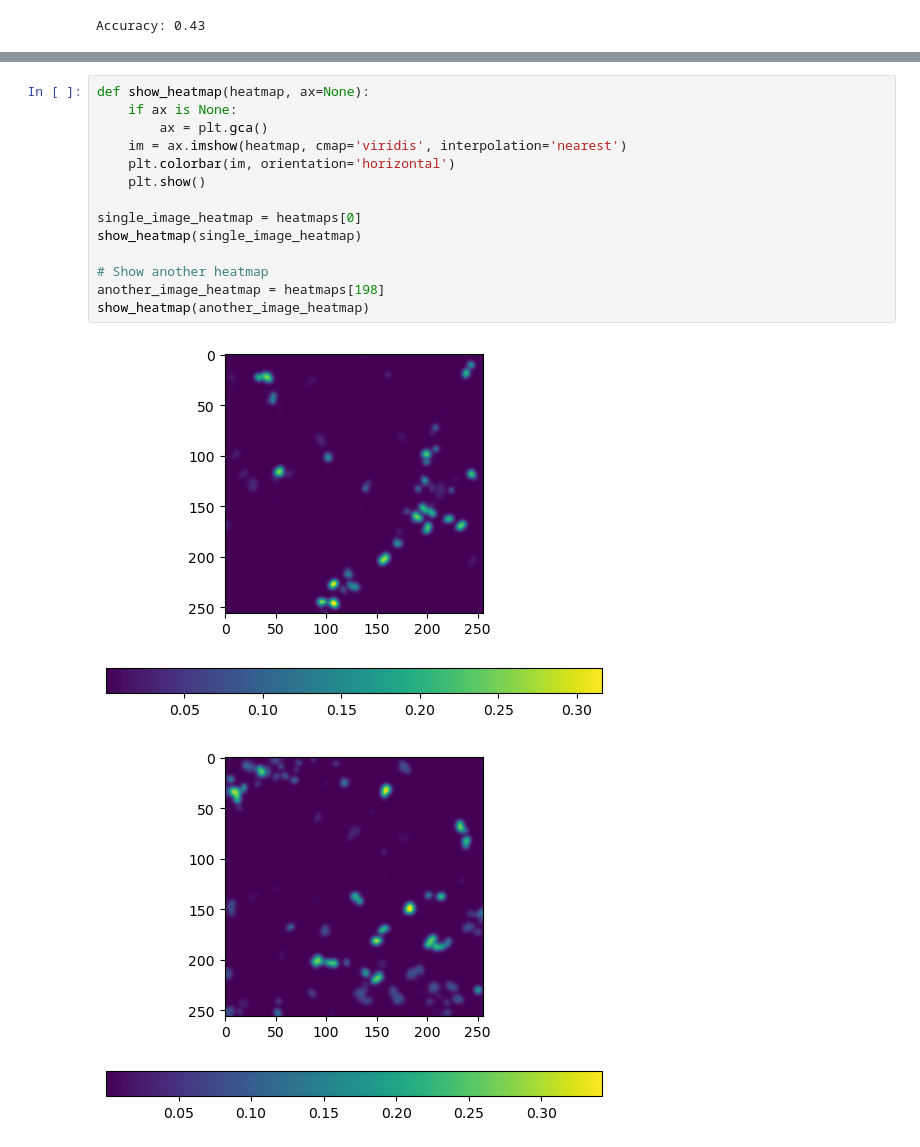
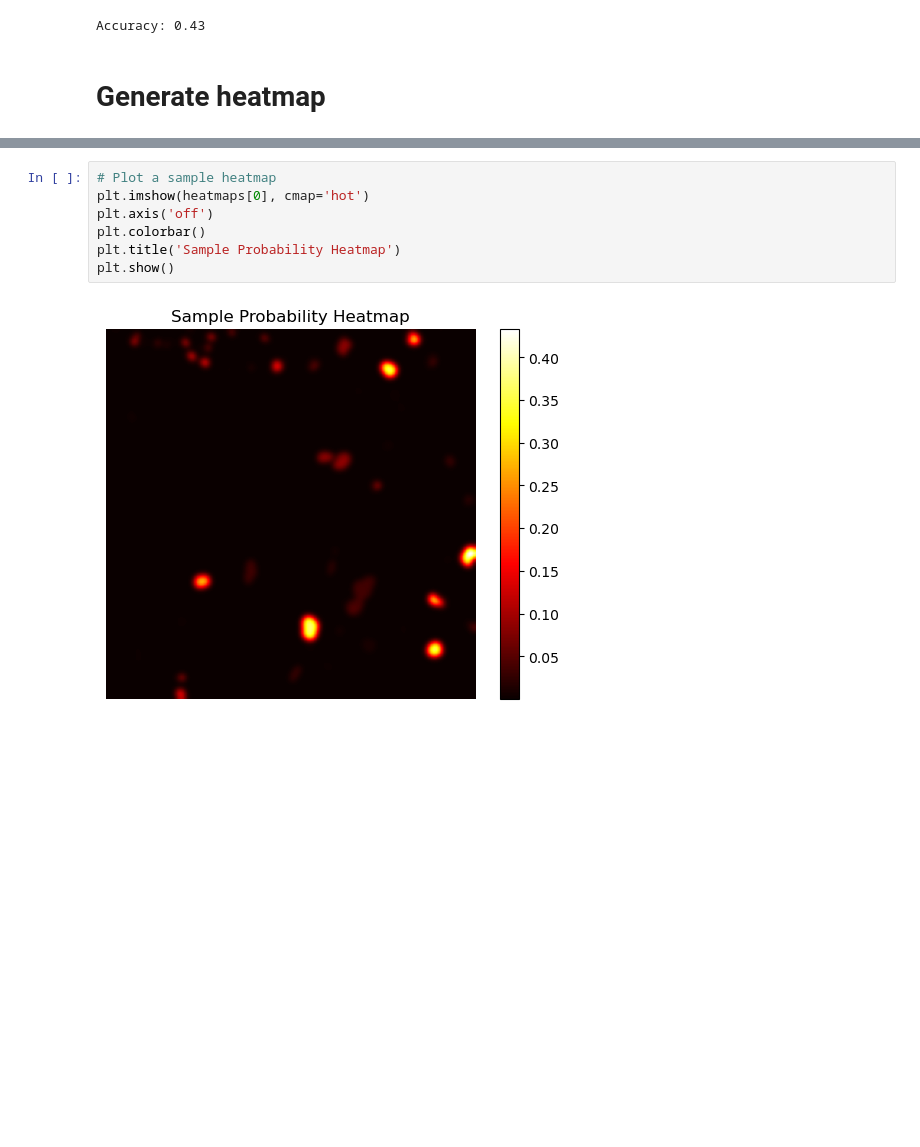
Before and after one commit to Marcusnsr/Bachelor, a Jupyter notebook: Timm_U_net_BN_V2.ipynb, the cells around one changed output, grey strips where cells are left out. Drawn from its saved outputs; the diff is of its cells as text; blank space fills up the shorter version.

```diff
--- a/Timm_U_net_BN_V2.ipynb
+++ b/Timm_U_net_BN_V2.ipynb
@@ -405,6 +406,8 @@ accuracy = num_correct / len(differences)
 print(f"Accuracy: {accuracy:.2f}")
 # %% [output]
 Accuracy: 0.43
+# %% [markdown]
+# Generate heatmap
 # %%
 def generate_probability_heatmaps(learner, dl, class_idx=1):
     learner.model.eval()  # Ensure the model is in evaluation mode
@@ -421,20 +424,12 @@ def generate_probability_heatmaps(learner, dl, class_idx=1):
 heatmaps = generate_probability_heatmaps(learn_test, test_dls, class_idx=1)
 # %% [output]
 [interactive output not drawn]
-# %%
-def show_heatmap(heatmap, ax=None):
-    if ax is None:
-        ax = plt.gca()
-    im = ax.imshow(heatmap, cmap='viridis', interpolation='nearest')
-    plt.colorbar(im, orientation='horizontal')
-    plt.show()
-
-single_image_heatmap = heatmaps[0]
-show_heatmap(single_image_heatmap)
-
-# Show another heatmap
-another_image_heatmap = heatmaps[198]
-show_heatmap(another_image_heatmap)
-# %% [output]
-[figure, removed]
-[figure, removed]
+# %%
+# Plot a sample heatmap
+plt.imshow(heatmaps[0], cmap='hot')
+plt.axis('off')
+plt.colorbar()
+plt.title('Sample Probability Heatmap')
+plt.show()
+# %% [output]
+[figure, added]
```
Also changed, not shown: parts of 4 cells of this notebook.
